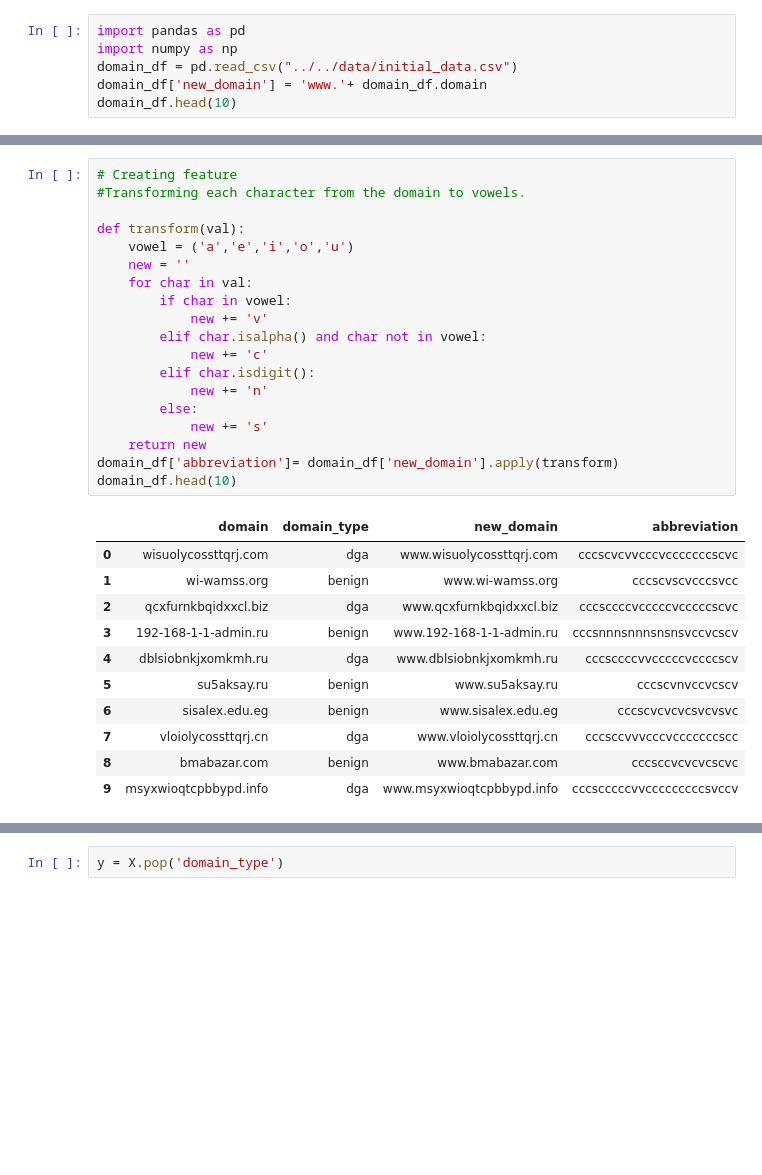
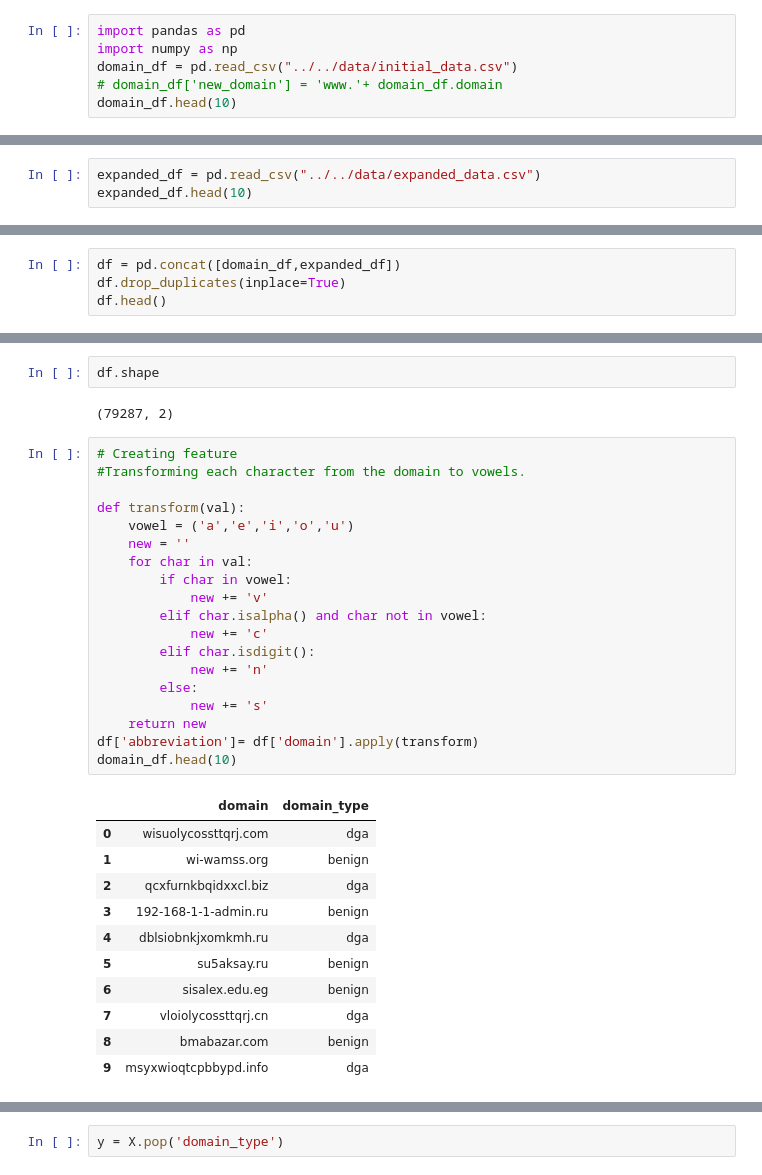
Before and after one commit to Tristan-Chow/Malicious-and-Benign-domain-detection, a Jupyter notebook: code/jupyternotebook/model_firstAttempt_updatedLogic_version.ipynb, the cells around one changed output, grey strips where cells are left out. Cells and saved outputs as stored; diff of their text form; blank space fills up the shorter version.

Commit message:
update model and data

```diff
--- a/code/jupyternotebook/model_firstAttempt_updatedLogic_version.ipynb
+++ b/code/jupyternotebook/model_firstAttempt_updatedLogic_version.ipynb
@@ -2,6 +2,6 @@
 import pandas as pd
 import numpy as np
 domain_df = pd.read_csv("../../data/initial_data.csv")
-domain_df['new_domain'] = 'www.'+ domain_df.domain
+# domain_df['new_domain'] = 'www.'+ domain_df.domain
 domain_df.head(10)
 # %% [output]
@@ -18,0 +19,3 @@ domain_df.head(10)
+# %%
+expanded_df = pd.read_csv("../../data/expanded_data.csv")
+expanded_df.head(10)
@@ -18,0 +34,4 @@ domain_df.head(10)
+# %%
+df = pd.concat([domain_df,expanded_df])
+df.drop_duplicates(inplace=True)
+df.head()
@@ -19,34 +45,38 @@ domain_df.head(10)
+# %%
+df.shape
+# %% [output]
+(79287, 2)
 # %%
 # Creating feature
 #Transforming each character from the domain to vowels.
 
 def transform(val):
     vowel = ('a','e','i','o','u')
     new = ''
     for char in val:
         if char in vowel:
             new += 'v'
         elif char.isalpha() and char not in vowel:
             new += 'c'
         elif char.isdigit():
             new += 'n'
         else:
             new += 's'
     return new
-domain_df['abbreviation']= domain_df['new_domain'].apply(transform)
+df['abbreviation']= df['domain'].apply(transform)
 domain_df.head(10)
 # %% [output]
-|  | domain | domain_type | new_domain | abbreviation |
-| 0 | wisuolycossttqrj.com | dga | www.wisuolycossttqrj.com | cccscvcvvcccvcccccccscvc |
-| 1 | wi-wamss.org | benign | www.wi-wamss.org | cccscvscvcccsvcc |
-| 2 | qcxfurnkbqidxxcl.biz | dga | www.qcxfurnkbqidxxcl.biz | cccsccccvcccccvcccccscvc |
-| 3 | 192-168-1-1-admin.ru | benign | www.192-168-1-1-admin.ru | cccsnnnsnnnsnsnsvccvcscv |
-| 4 | dblsiobnkjxomkmh.ru | dga | www.dblsiobnkjxomkmh.ru | cccsccccvvcccccvccccscv |
-| 5 | su5aksay.ru | benign | www.su5aksay.ru | cccscvnvccvcscv |
-| 6 | sisalex.edu.eg | benign | www.sisalex.edu.eg | cccscvcvcvcsvcvsvc |
-| 7 | vloiolycossttqrj.cn | dga | www.vloiolycossttqrj.cn | cccsccvvvcccvcccccccscc |
-| 8 | bmabazar.com | benign | www.bmabazar.com | cccsccvcvcvcscvc |
-| 9 | msyxwioqtcpbbypd.info | dga | www.msyxwioqtcpbbypd.info | cccscccccvvcccccccccsvccv |
+|  | domain | domain_type |
+| 0 | wisuolycossttqrj.com | dga |
+| 1 | wi-wamss.org | benign |
+| 2 | qcxfurnkbqidxxcl.biz | dga |
+| 3 | 192-168-1-1-admin.ru | benign |
+| 4 | dblsiobnkjxomkmh.ru | dga |
+| 5 | su5aksay.ru | benign |
+| 6 | sisalex.edu.eg | benign |
+| 7 | vloiolycossttqrj.cn | dga |
+| 8 | bmabazar.com | benign |
+| 9 | msyxwioqtcpbbypd.info | dga |
 # %%
 from nltk.util import ngrams
 def extract_ngrams(row, num):
```
Also changed, not shown: parts of 25 cells of this notebook, 8 other files.
